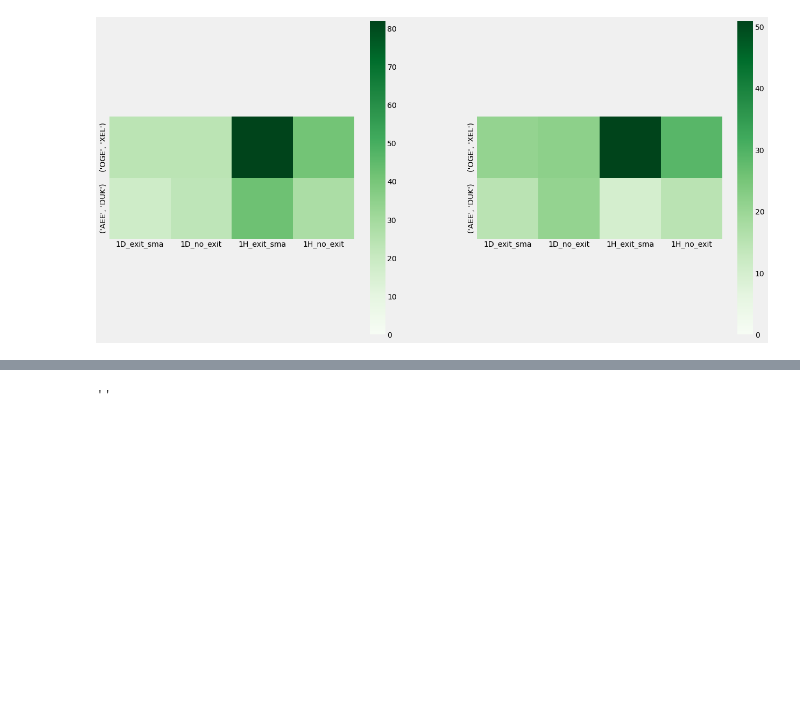
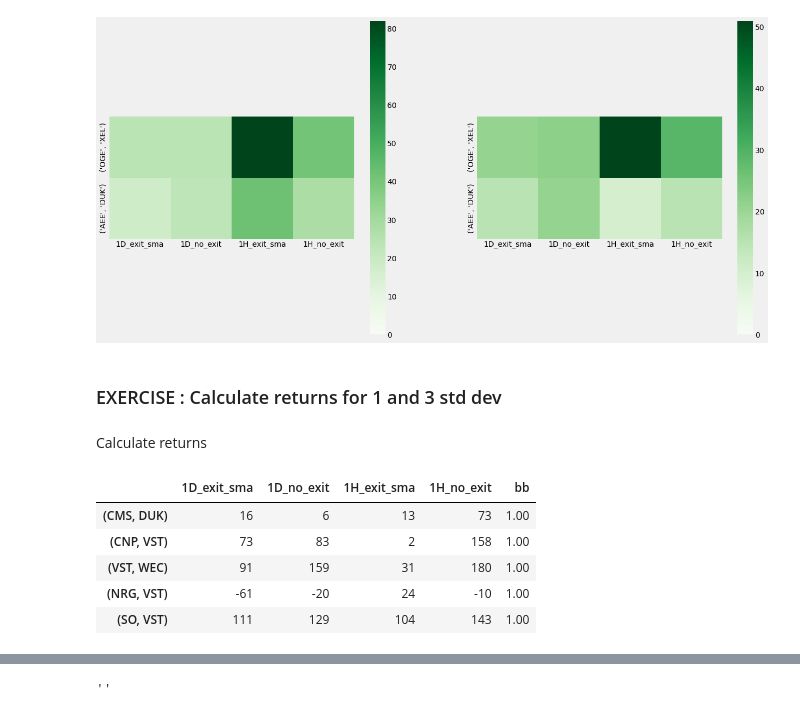
Before and after one commit to ozdemirozcelik/coint-tools, a Jupyter notebook: 7-summary-backtest.ipynb, the cells around one changed output, grey strips where cells are left out. Cells and saved outputs as stored; diff of their text form; code cells hidden in the pictures; blank space fills up the shorter version.

```diff
--- a/7-summary-backtest.ipynb
+++ b/7-summary-backtest.ipynb
@@ -422,0 +465,25 @@ Return% (costs inc.)
+# %% [markdown]
+### EXERCISE : Calculate returns for 1 and 3 std dev
+# %% [markdown]
+Calculate returns
+# %%
+df1_1_0std, df2_1_0std = calculate_returns(pairs_dic,b=1.0)
+df1_1_5std, df2_1_5std = calculate_returns(pairs_dic,b=1.5)
+df1_2_5std, df2_2_5std = calculate_returns(pairs_dic,b=2.5)
+df1_3_0std, df2_3_0std = calculate_returns(pairs_dic,b=3.0)
+
+df2_1_0std['bb'] = 1.0
+df2_1_5std['bb'] = 1.5
+df2_2_0std['bb'] = 2.0
+df2_2_5std['bb'] = 2.5
+df2_3_0std['bb'] = 3.0
+df2_all = pd.concat([df2_1_0std,df2_1_5std,df2_2_0std,df2_2_5std,df2_3_0std])
+
+df2_all.head()
+# %% [output]
+|  | 1D_exit_sma | 1D_no_exit | 1H_exit_sma | 1H_no_exit | bb |
+| (CMS, DUK) | 16 | 6 | 13 | 73 | 1.00 |
+| (CNP, VST) | 73 | 83 | 2 | 158 | 1.00 |
+| (VST, WEC) | 91 | 159 | 31 | 180 | 1.00 |
+| (NRG, VST) | -61 | -20 | 24 | -10 | 1.00 |
+| (SO, VST) | 111 | 129 | 104 | 143 | 1.00 |
```
Also changed, not shown: parts of 23 cells of this notebook, 3 other files.
